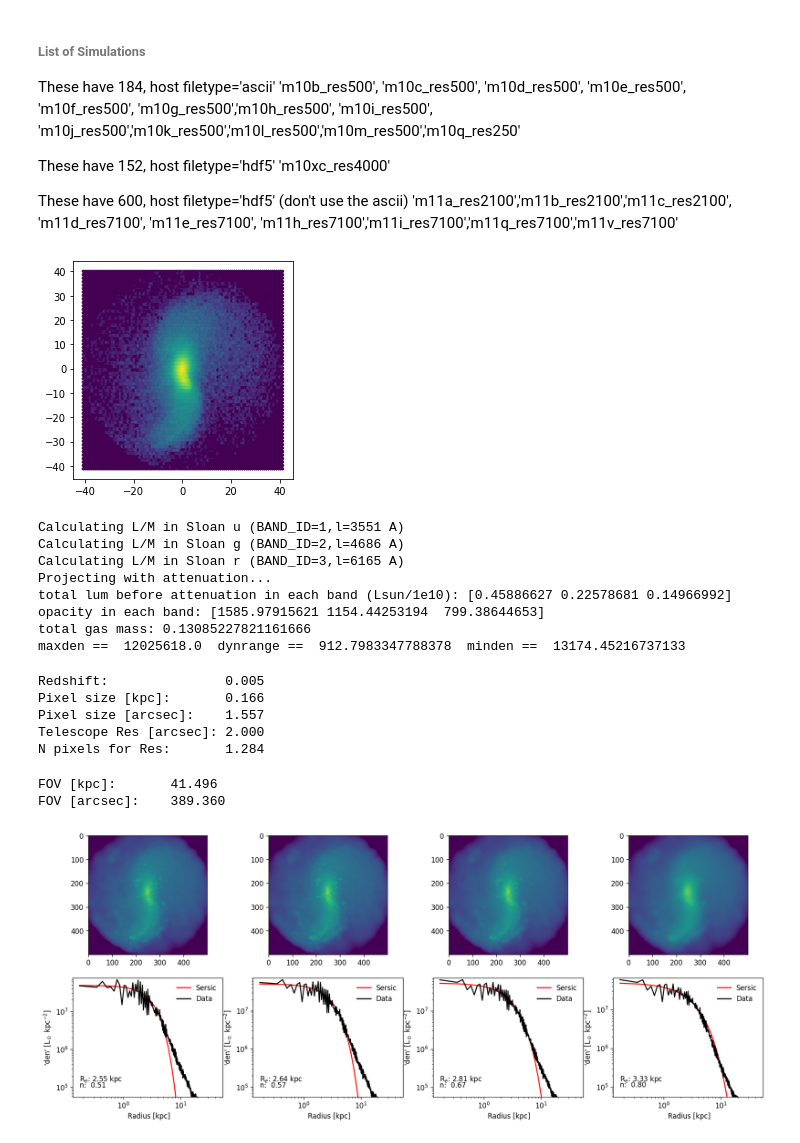
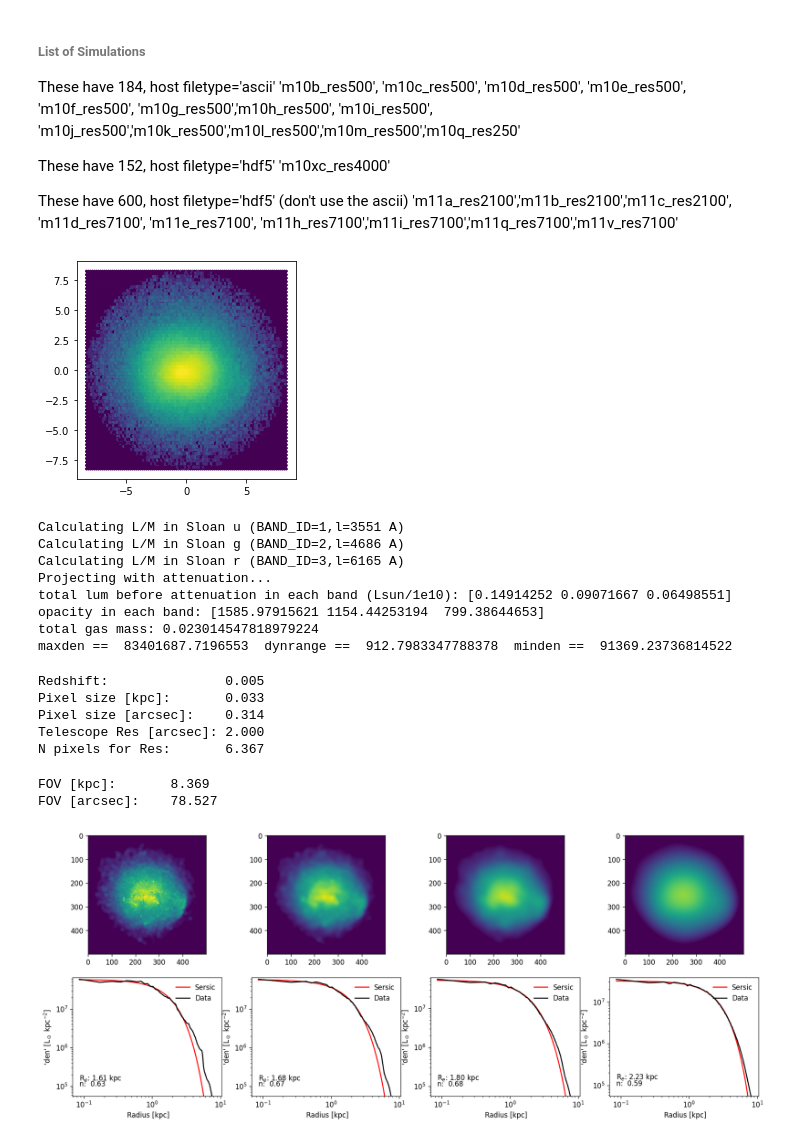
Before and after one commit to courtk32/mockobservation-tools, a Jupyter notebook: examples/Mock_Image_Resolution.ipynb, the cells around one changed output. Cells and saved outputs as stored; diff of their text form; code cells hidden in the pictures.

```diff
--- a/examples/Mock_Image_Resolution.ipynb
+++ b/examples/Mock_Image_Resolution.ipynb
@@ -37,15 +45,15 @@ These have 600, host filetype='hdf5' (don't use the ascii)
 'm11a_res2100','m11b_res2100','m11c_res2100', 'm11d_res7100', 'm11e_res7100',
 'm11h_res7100','m11i_res7100','m11q_res7100','m11v_res7100'
 # %%
-sim = 'm11e_res7100'
+sim = 'm11c_res2100'
 
 snap_num = 600
 
 # path to the directory holding the simulation snapshot
-sim_path =  '/data17/grenache/aalazar/FIRE/GVB/'+str(sim)+'/output/hdf5/snapdir_'+str(snap_num)+'/'
+sim_path =  '/DFS-L/DATA/cosmo/grenache/aalazar/FIRE/GVB/'+str(sim)+'/output/hdf5/snapdir_'+str(snap_num)+'/'
 
 # path to the directory holding the halo files for the simulation
-halo_path = '/data17/grenache/aalazar/FIRE/GVB/'+str(sim)+'/halo/rockstar_dm/hdf5/'
+halo_path = '/DFS-L/DATA/cosmo/grenache/aalazar/FIRE/GVB/'+str(sim)+'/halo/rockstar_dm/hdf5/'
 # %%
 # This loads the halo file
 # host=True means it only returns the host halo information, otherwise it returns all the halos
@@ -69,7 +77,7 @@ star_snapdict, gas_snapdict = load_sim(sim_path,snap_num)
     # Have lim=False if you want to carry around all the particles
     # I chose to mask out particles beyond the virial radius
 
-limvalue = halo['Halfmass_Radius'].values[0]/4
+limvalue = halo['rvir'].values[0] * 0.05
 
 star_snapdict, gas_snapdict, halo = mask_sim_to_halo(star_snapdict=star_snapdict,
                                                          gas_snapdict=gas_snapdict,
@@ -82,7 +90,7 @@ star_snapdict, gas_snapdict, halo = mask_sim_to_halo(star_snapdict=star_snapdict
 plt.hexbin(star_snapdict['Coordinates'][:,0],star_snapdict['Coordinates'][:,1], bins='log')
 plt.gca().set_aspect(1)
 # %% [output]
-[figure, old version]
+[figure, new version]
 # %%
 mass_scaler = 1e-10
 bands = [1,2,3]
@@ -97,7 +105,7 @@ view = 'xy'
 center = 'light'
 # the limiting surface brightness, if you dont want to limit it set it equal to zero
 #minden = gen.mag_to_lum_SB(29,None) # I set it to 29 mag/arcsec^2. This function convers it to lum/kpc^2
-minden =0
+minden = mag_to_lum_SB(29,None)
 image,out_band0,out_band1,out_band2 = get_mock_observation(star_snapdict,
                                                                gas_snapdict,
                                                                bands = bands,
@@ -113,10 +121,10 @@ Calculating L/M in Sloan u (BAND_ID=1,l=3551 A)
 Calculating L/M in Sloan g (BAND_ID=2,l=4686 A)
 Calculating L/M in Sloan r (BAND_ID=3,l=6165 A)
 Projecting with attenuation...
-total lum before attenuation in each band (Lsun/1e10): [0.45886627 0.22578681 0.14966992]
+total lum before attenuation in each band (Lsun/1e10): [0.14914252 0.09071667 0.06498551]
 opacity in each band: [1585.97915621 1154.44253194  799.38644653]
-total gas mass: 0.13085227821161666
-maxden ==  12025618.0  dynrange ==  912.7983347788378  minden ==  13174.45216737133
+total gas mass: 0.023014547818979224
+maxden ==  83401687.7196553  dynrange ==  912.7983347788378  minden ==  91369.23736814522
 # %%
 #Sersic fit with the Mock Images
 
@@ -143,10 +151,10 @@ print(f'Telescope Res [arcsec]: {telescope_resolution:.3f}')
 print(f'N pixels for Res:       {n_pixel_resolution:.3f}')
 # %% [output]
 Redshift:               0.005
-Pixel size [kpc]:       0.166
-Pixel size [arcsec]:    1.557
+Pixel size [kpc]:       0.033
+Pixel size [arcsec]:    0.314
 Telescope Res [arcsec]: 2.000
-N pixels for Res:       1.284
+N pixels for Res:       6.367
 # %%
 FOV_arc = convert_kpc_to_arcsec(FOV,z)
         # Pixel size is 0.4 arcsec
@@ -156,33 +164,33 @@ n_measure = int(FOV_arc/ 0.8) # spaced 2 pixels
 print(f'FOV [kpc]:       {FOV:.3f}')
 print(f'FOV [arcsec]:    {FOV_arc:.3f}')
 # %% [output]
-FOV [kpc]:       41.496
-FOV [arcsec]:    389.360
+FOV [kpc]:       8.369
+FOV [arcsec]:    78.527
 # %%
 fig, axs = plt.subplots(2,4,figsize=(18, 7))
 
-axs[0,0].imshow(np.log10(out_band1+1),vmin =1, vmax=10)
+axs[0,0].imshow(np.log10(out_band1+1),vmin=5, vmax=8)
 radius,sb = measure_surfbright(out_band1, FOV=FOV, nmeasure=n_measure, sb_lim=0)
 fit_sersic(radius, sb, ax_sersic=axs[1,0])
 
 
-axs[0,1].imshow(np.log10(gaussian_filter(out_band1+1,sigma=n_pixel_resolution)),vmin=1, vmax=10)
+axs[0,1].imshow(np.log10(gaussian_filter(out_band1+1,sigma=n_pixel_resolution)),vmin=5, vmax=8)
 radius1,sb1 = measure_surfbright(gaussian_filter(out_band1,sigma=n_pixel_resolution),
                                    FOV=FOV, nmeasure=n_measure, sb_lim=0)
 fit_sersic(radius1, sb1, ax_sersic=axs[1,1])
 
 
-axs[0,2].imshow(np.log10(gaussian_filter(out_band1+1,sigma=n_pixel_resolution*2)),vmin=1, vmax=10)
+axs[0,2].imshow(np.log10(gaussian_filter(out_band1+1,sigma=n_pixel_resolution*2)),vmin=5, vmax=8)
 radius2,sb2 = measure_surfbright(gaussian_filter(out_band1,sigma=n_pixel_resolution*2),
                                    FOV=FOV, nmeasure=n_measure,sb_lim=0)
 fit_sersic(radius2, sb2, ax_sersic=axs[1,2])
 
 
-axs[0,3].imshow(np.log10(gaussian_filter(out_band1+1,sigma=n_pixel_resolution*5)),vmin=1, vmax=10)
+axs[0,3].imshow(np.log10(gaussian_filter(out_band1+1,sigma=n_pixel_resolution*5)),vmin=5, vmax=8)
 radius3,sb3 = measure_surfbright(gaussian_filter(out_band1,sigma=n_pixel_resolution*5),
                                    FOV=FOV, nmeasure=n_measure,sb_lim=0)
 fit_sersic(radius3, sb3, ax_sersic=axs[1,3])
 
 plt.show()
 # %% [output]
-[figure, old version]
+[figure, new version]
```
Also changed, not shown: parts of 4 cells of this notebook.
